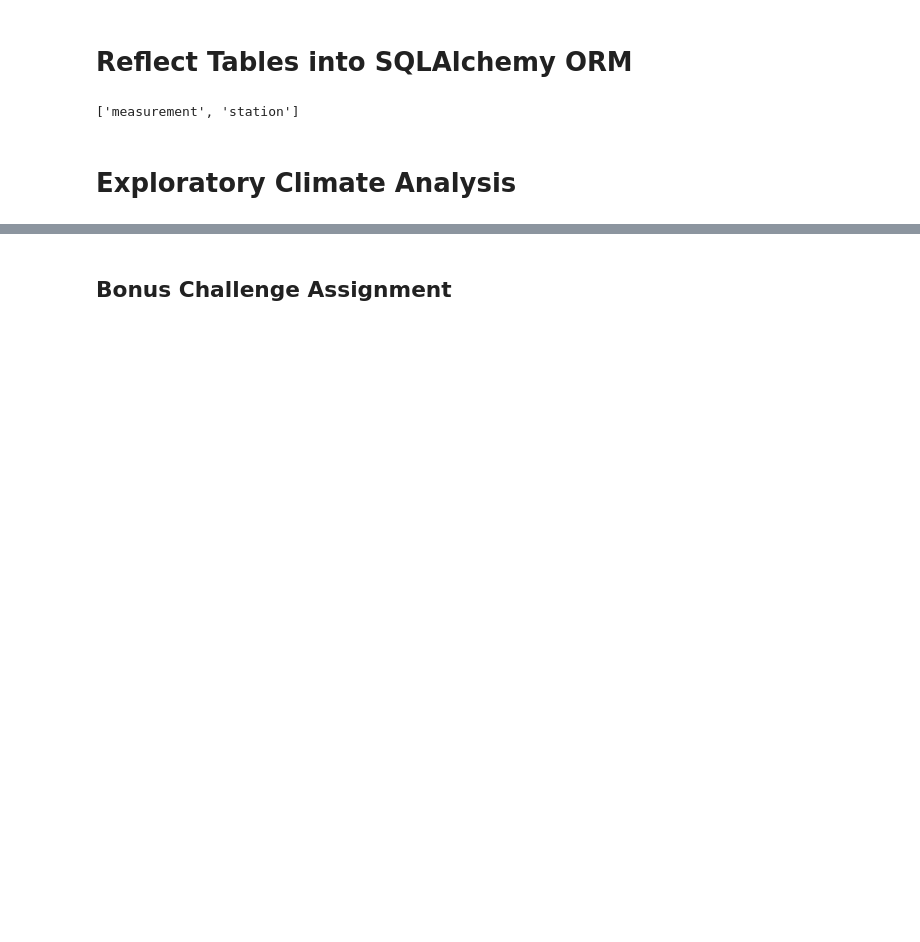
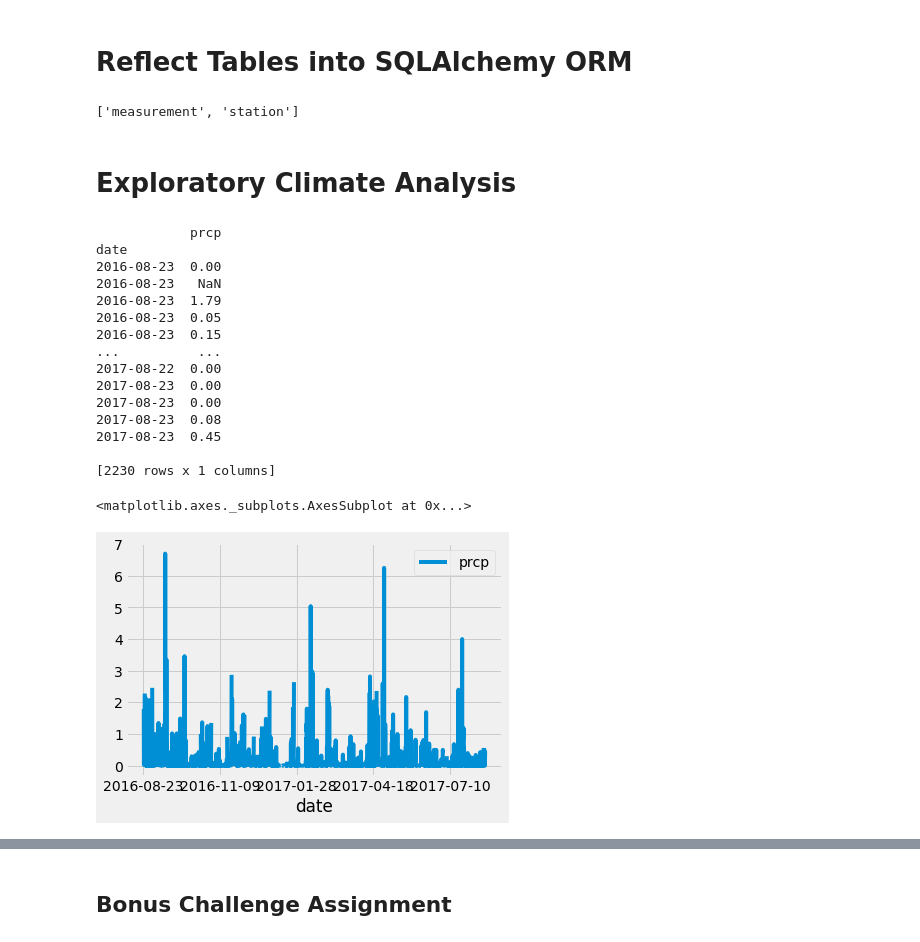
Before and after one commit to drupps/sqlalchemy-challenge, a Jupyter notebook: climate_starter.ipynb, the cells around one changed output, grey strips where cells are left out. Cells and saved outputs as stored; diff of their text form; code cells hidden in the pictures; blank space fills up the shorter version.

```diff
--- a/climate_starter.ipynb
+++ b/climate_starter.ipynb
@@ -41,20 +40,37 @@ session = Session(engine)
 # Exploratory Climate Analysis
 # %%
 # Design a query to retrieve the last 12 months of precipitation data and plot the results
-twelve_months = session.query(Measurement).\
-    filter(Measurement.prcp > "2010-01-01")
+query_date = dt.date(2017, 8, 23) - dt.timedelta(days=365)
+twelve_mon_after = session.query(Measurement.date, Measurement.prcp).filter(Measurement.date >= query_date).all()
 
-twelve_months = session.query(Measurement).\
-    filter(Measurement.prcp <= "2010-01-01")
-
+twelve_months_precip_df = pd.DataFrame(twelve_mon_after)
 # Calculate the date 1 year ago from the last data point in the database
 
 # Perform a query to retrieve the data and precipitation scores
 
 # Save the query results as a Pandas DataFrame and set the index to the date column
-
+twelve_months_precip_df = twelve_months_precip_df.set_index("date")
 # Sort the dataframe by date
-
+sorted_df = twelve_months_precip_df.sort_index()
 # Use Pandas Plotting with Matplotlib to plot the data
+sorted_df.plot()
+# %% [output]
+            prcp
+date
+2016-08-23  0.00
+2016-08-23   NaN
+2016-08-23  1.79
+2016-08-23  0.05
+2016-08-23  0.15
+...          ...
+2017-08-22  0.00
+2017-08-23  0.00
+2017-08-23  0.00
+2017-08-23  0.08
+2017-08-23  0.45
+
+[2230 rows x 1 columns]
+<matplotlib.axes._subplots.AxesSubplot at 0x...>
+[figure, added]
 # %%
 # Use Pandas to calcualte the summary statistics for the precipitation data
```
Also changed, not shown: parts of 8 cells of this notebook.
